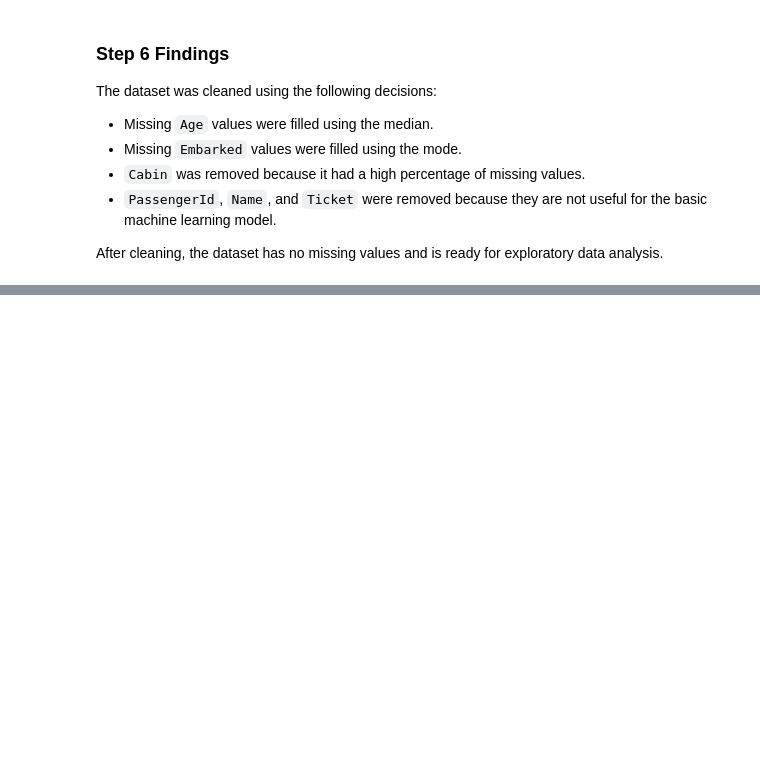
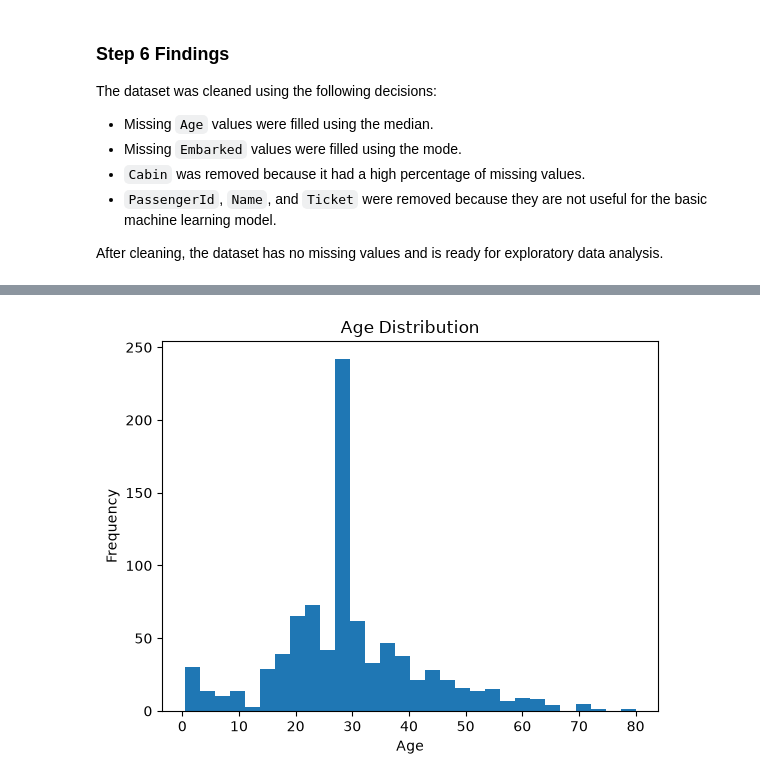
Before and after one commit to oshan-rajakaruna/titanic-survival-ml-practical, a Jupyter notebook: notebooks/01_titanic_survival_ml_pipeline.ipynb, the cells around one changed output, grey strips where cells are left out. Saved outputs shown, nothing was run; the diff lists cells and outputs as text; code cells hidden in the pictures; blank space fills up the shorter version.

```diff
--- a/notebooks/01_titanic_survival_ml_pipeline.ipynb
+++ b/notebooks/01_titanic_survival_ml_pipeline.ipynb
@@ -309,0 +367,9 @@ After cleaning, the dataset has no missing values and is ready for exploratory d
+# %%
+df["Age"].plot(kind="hist", bins=30)
+
+plt.title("Age Distribution")
+plt.xlabel("Age")
+plt.ylabel("Frequency")
+plt.show()
+# %% [output]
+[figure, added]
```
Also changed, not shown: parts of 10 cells of this notebook.
